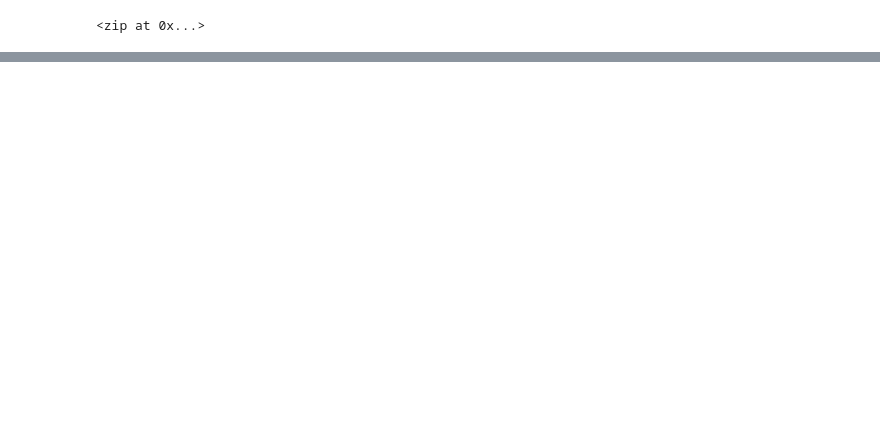
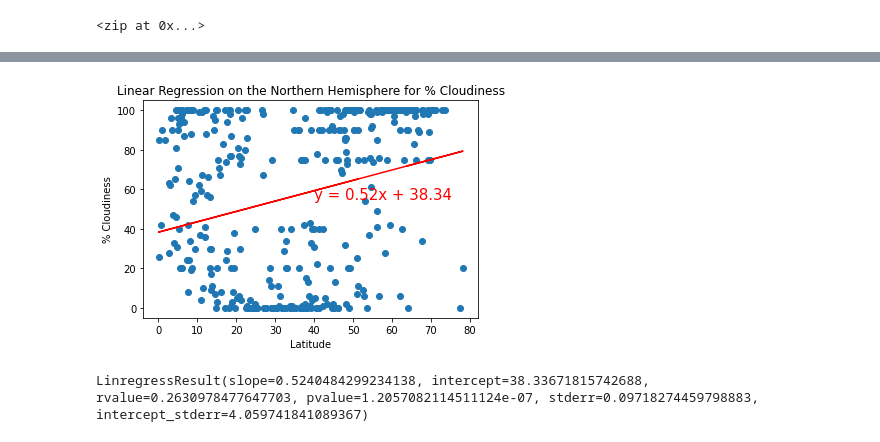
Before and after one commit to jmmadson/World_Weather_Analysis, a Jupyter notebook: WeatherPy.ipynb, the cells around one changed output, grey strips where cells are left out. Cells and saved outputs as stored; diff of their text form; code cells hidden in the pictures; blank space fills up the shorter version.

```diff
--- a/WeatherPy.ipynb
+++ b/WeatherPy.ipynb
@@ -329,0 +365,15 @@ plot_linear_regression(x_values, y_values, 'Linear Regression on the Southern He
+# %%
+# Linear regression on the Northern Hemisphere and % Cloudiness
+
+x_values = northern_hemi_df["Lat"]
+y_values = northern_hemi_df["Cloudiness"]
+
+#Call the funtion
+
+plot_linear_regression(x_values, y_values, 'Linear Regression on the Northern Hemisphere for % Cloudiness', '% Cloudiness',(40,55))
+
+(slope, intercept, r_value, p_value, std_err) = linregress(x_values, y_values)
+linregress(x_values, y_values)
+# %% [output]
+[figure, added]
+LinregressResult(slope=0.5240484299234138, intercept=38.33671815742688, rvalue=0.2630978477647703, pvalue=1.2057082114511124e-07, stderr=0.09718274459798883, intercept_stderr=4.059741841089367)
```
Also changed, not shown: parts of 18 cells of this notebook, 5 other files.
